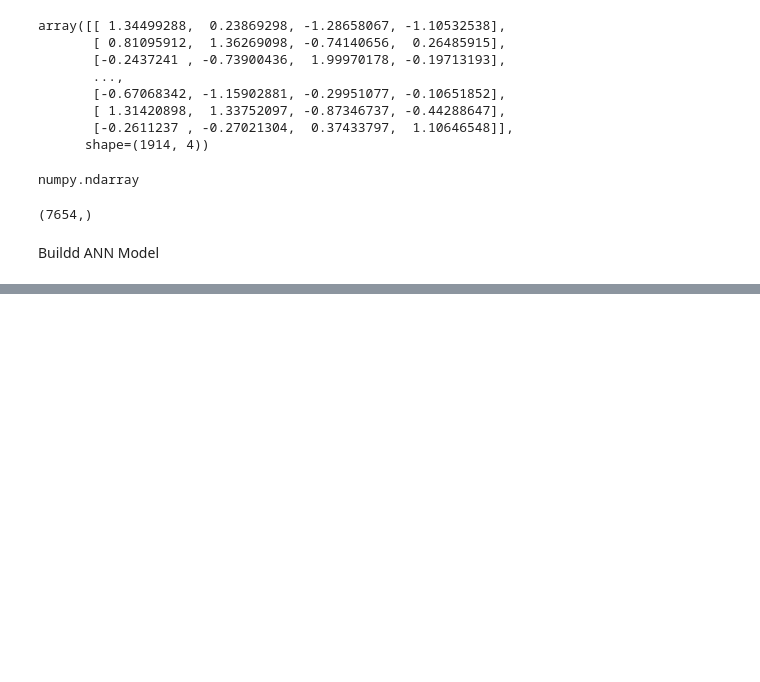
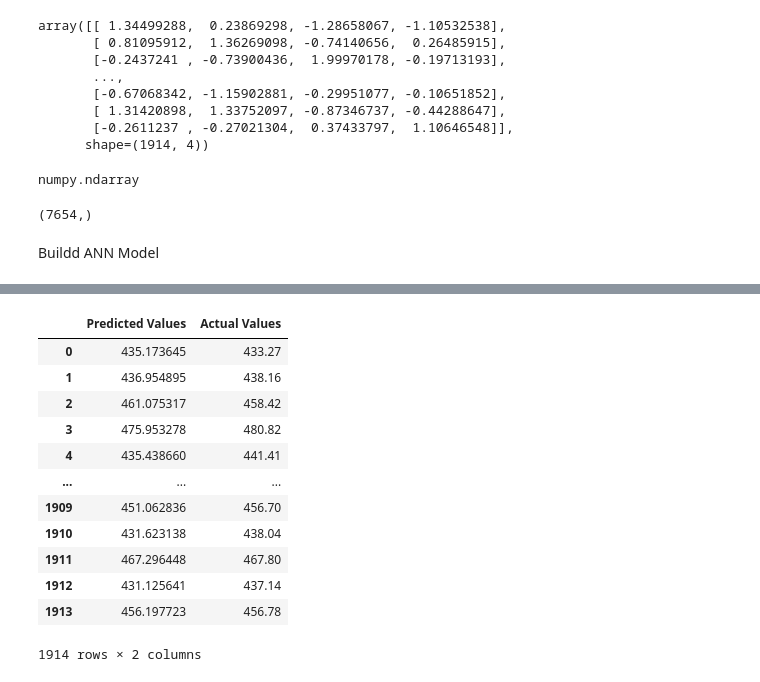
Before and after one commit to Ren-Korat-24/Deep-Learning, a Jupyter notebook: ANN_Regression.ipynb, the cells around one changed output, grey strips where cells are left out. Cells and saved outputs as stored; diff of their text form; code cells hidden in the pictures; blank space fills up the shorter version.

```diff
--- a/ANN_Regression.ipynb
+++ b/ANN_Regression.ipynb
@@ -130,0 +226,19 @@ for epoch in epochs:
+# %%
+predicted_df=pd.DataFrame(test_preds.numpy(),columns=["Predicted Values"])
+actual_df=pd.DataFrame(y_test.values,columns=["Actual Values"])
+
+pd.concat([predicted_df,actual_df],axis=1)
+# %% [output]
+|  | Predicted Values | Actual Values |
+| 0 | 435.173645 | 433.27 |
+| 1 | 436.954895 | 438.16 |
+| 2 | 461.075317 | 458.42 |
+| 3 | 475.953278 | 480.82 |
+| 4 | 435.438660 | 441.41 |
+| ... | ... | ... |
+| 1909 | 451.062836 | 456.70 |
+| 1910 | 431.623138 | 438.04 |
+| 1911 | 467.296448 | 467.80 |
+| 1912 | 431.125641 | 437.14 |
+| 1913 | 456.197723 | 456.78 |
+1914 rows × 2 columns
```
Also changed, not shown: parts of 5 cells of this notebook, 3 other files.
